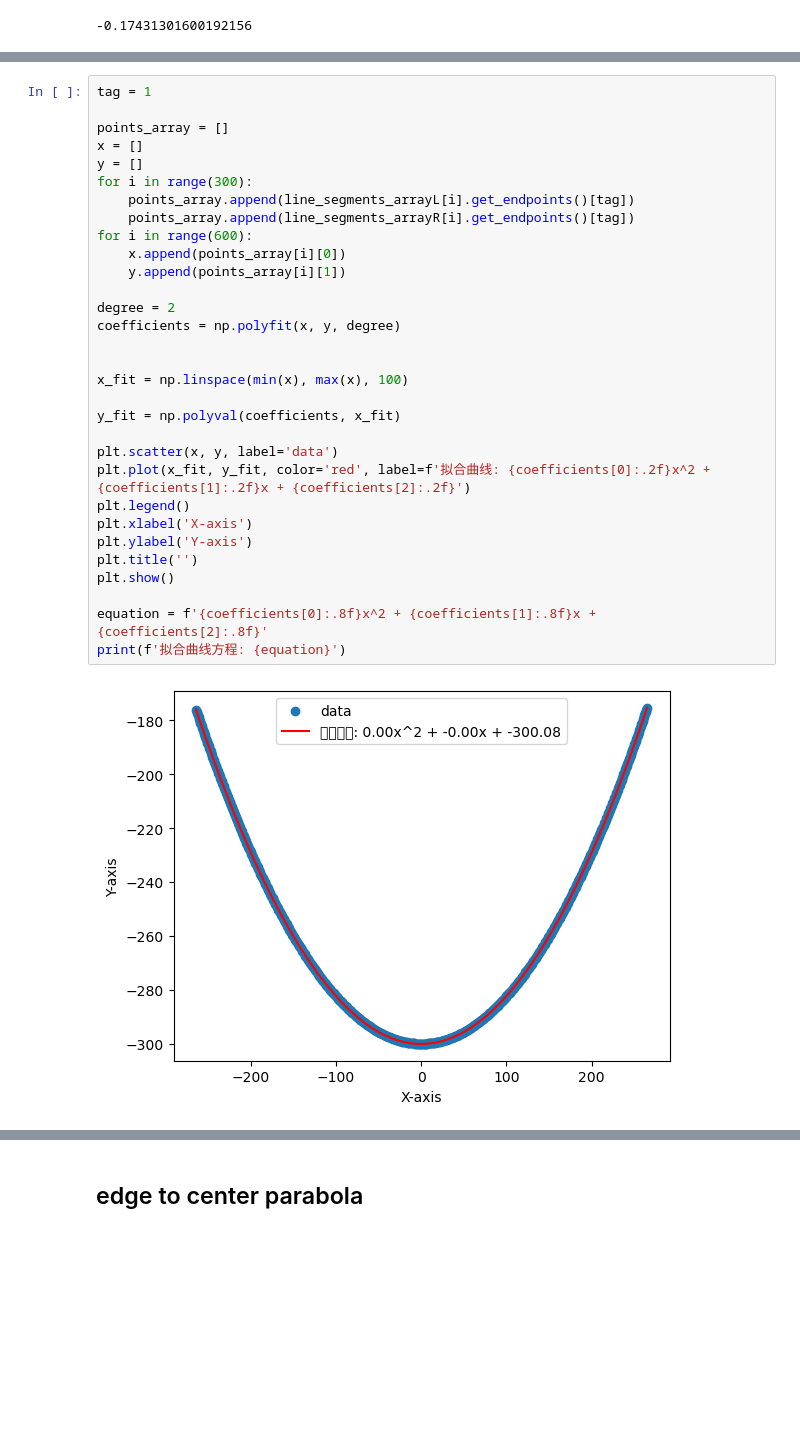
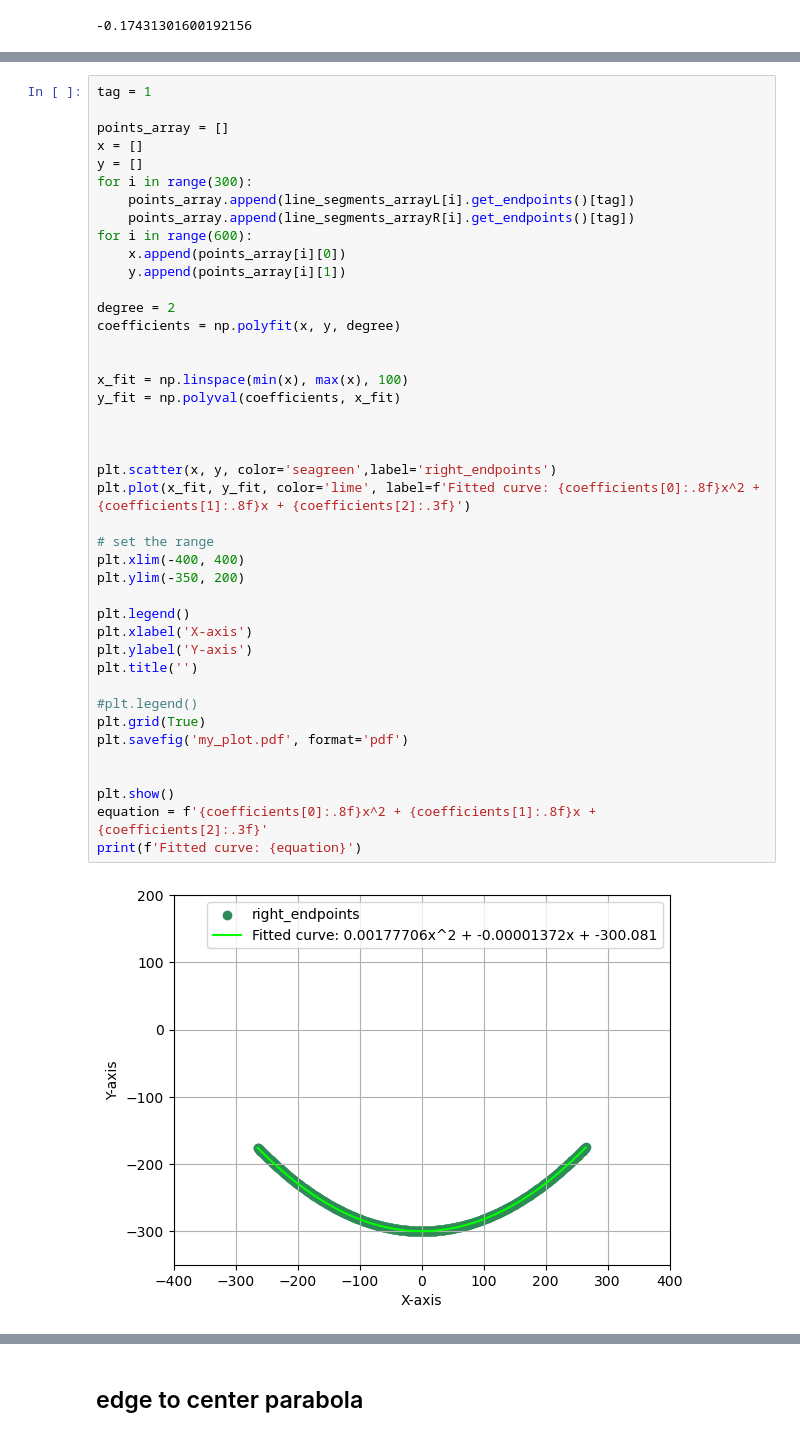
Before and after one commit to xiuxiua8/MCM_ProblemA, a Jupyter notebook: draw.ipynb, the cells around one changed output, grey strips where cells are left out. Saved outputs shown, nothing was run; the diff lists cells and outputs as text; blank space fills up the shorter version.

```diff
--- a/draw.ipynb
+++ b/draw.ipynb
@@ -437,33 +384,44 @@ plt.show()
 # %%
 tag = 1
 
 points_array = []
 x = []
 y = []
 for i in range(300):
     points_array.append(line_segments_arrayL[i].get_endpoints()[tag])
     points_array.append(line_segments_arrayR[i].get_endpoints()[tag])
 for i in range(600):
     x.append(points_array[i][0])
     y.append(points_array[i][1])
 
 degree = 2
 coefficients = np.polyfit(x, y, degree)
 
 
 x_fit = np.linspace(min(x), max(x), 100)
-
 y_fit = np.polyval(coefficients, x_fit)
 
-plt.scatter(x, y, label='data')
-plt.plot(x_fit, y_fit, color='red', label=f'拟合曲线: {coefficients[0]:.2f}x^2 + {coefficients[1]:.2f}x + {coefficients[2]:.2f}')
+
+
+plt.scatter(x, y, color='seagreen',label='right_endpoints')
+plt.plot(x_fit, y_fit, color='lime', label=f'Fitted curve: {coefficients[0]:.8f}x^2 + {coefficients[1]:.8f}x + {coefficients[2]:.3f}')
+
+# set the range
+plt.xlim(-400, 400)
+plt.ylim(-350, 200)
+
 plt.legend()
 plt.xlabel('X-axis')
 plt.ylabel('Y-axis')
 plt.title('')
+
+#plt.legend()
+plt.grid(True)
+plt.savefig('my_plot.pdf', format='pdf')
+
+
 plt.show()
-
-equation = f'{coefficients[0]:.8f}x^2 + {coefficients[1]:.8f}x + {coefficients[2]:.8f}'
-print(f'拟合曲线方程: {equation}')
+equation = f'{coefficients[0]:.8f}x^2 + {coefficients[1]:.8f}x + {coefficients[2]:.3f}'
+print(f'Fitted curve: {equation}')
 # %% [output]
-[figure, old version]
+[figure, new version]
```
Also changed, not shown: parts of 23 cells of this notebook, 2 other files.
